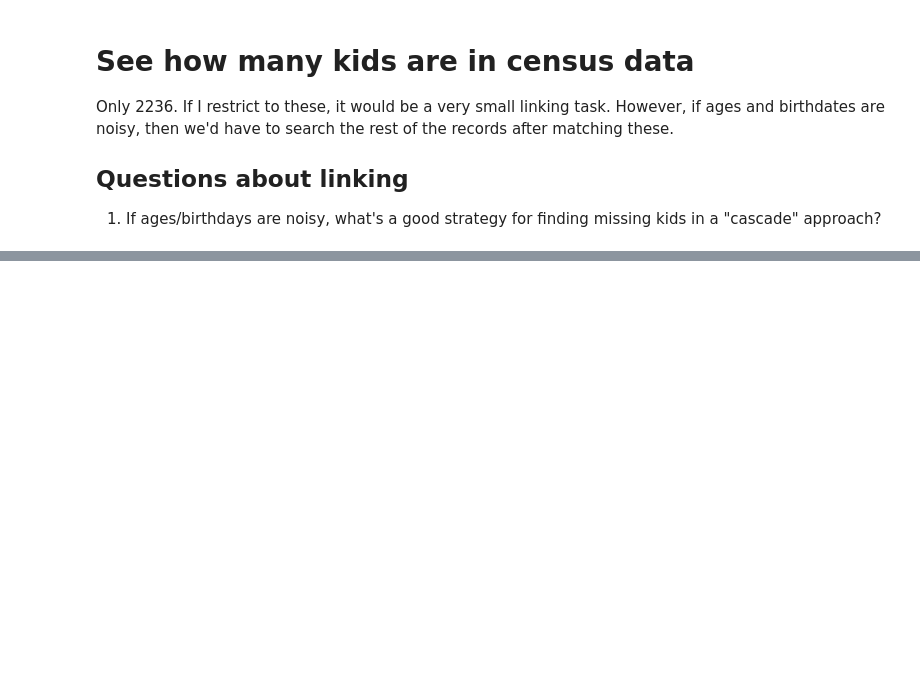
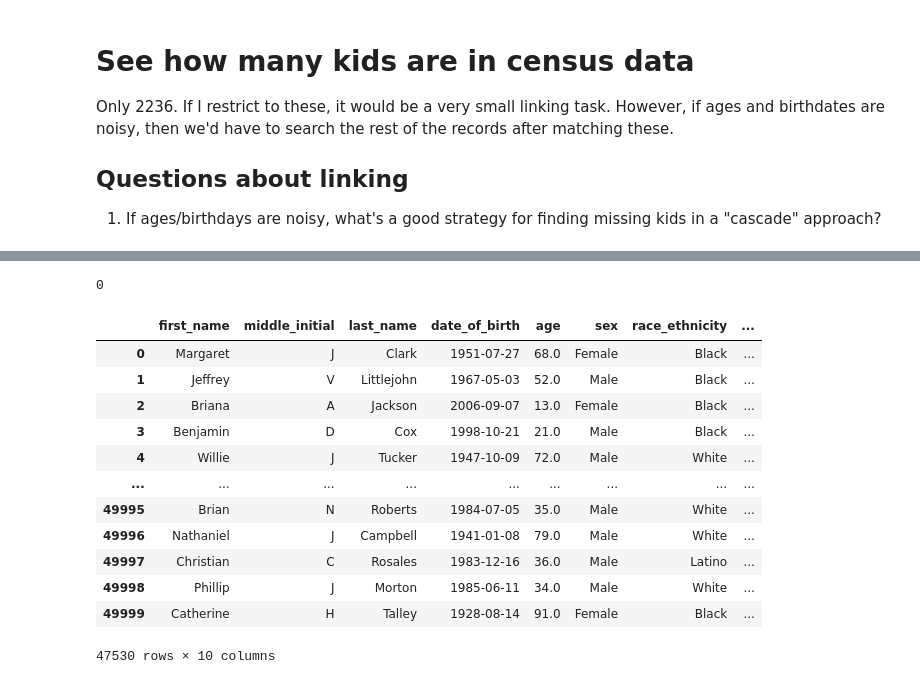
Before and after one commit to ihmeuw/vivarium_research_prl, a Jupyter notebook: linkage/wic_case_study/2022_12_07a_preprocess_wic_data.ipynb, the cells around one changed output, grey strips where cells are left out. Cells and saved outputs as stored; diff of their text form; code cells hidden in the pictures; blank space fills up the shorter version.

```diff
--- a/linkage/wic_case_study/2022_12_07a_preprocess_wic_data.ipynb
+++ b/linkage/wic_case_study/2022_12_07a_preprocess_wic_data.ipynb
@@ -298,0 +713,23 @@ def add_noise_to_census(df_census, random_state):
+# %%
+zip1.isna().sum()
+# %% [output]
+0
+# %%
+zip2 = apply_vectorized_noise_to_column(
+        df_census_zip5, 'zipcode', 1, rng,
+        miswrite_zipcode_vec, (0.1, 0.2, rng))
+zip2
+# %% [output]
+|  | first_name | middle_initial | last_name | date_of_birth | age | sex | race_ethnicity | ... |
+| 0 | Margaret | J | Clark | 1951-07-27 | 68.0 | Female | Black | ... |
+| 1 | Jeffrey | V | Littlejohn | 1967-05-03 | 52.0 | Male | Black | ... |
+| 2 | Briana | A | Jackson | 2006-09-07 | 13.0 | Female | Black | ... |
+| 3 | Benjamin | D | Cox | 1998-10-21 | 21.0 | Male | Black | ... |
+| 4 | Willie | J | Tucker | 1947-10-09 | 72.0 | Male | White | ... |
+| ... | ... | ... | ... | ... | ... | ... | ... | ... |
+| 49995 | Brian | N | Roberts | 1984-07-05 | 35.0 | Male | White | ... |
+| 49996 | Nathaniel | J | Campbell | 1941-01-08 | 79.0 | Male | White | ... |
+| 49997 | Christian | C | Rosales | 1983-12-16 | 36.0 | Male | Latino | ... |
+| 49998 | Phillip | J | Morton | 1985-06-11 | 34.0 | Male | White | ... |
+| 49999 | Catherine | H | Talley | 1928-08-14 | 91.0 | Female | Black | ... |
+47530 rows × 10 columns
```
Also changed, not shown: parts of 84 cells of this notebook.
